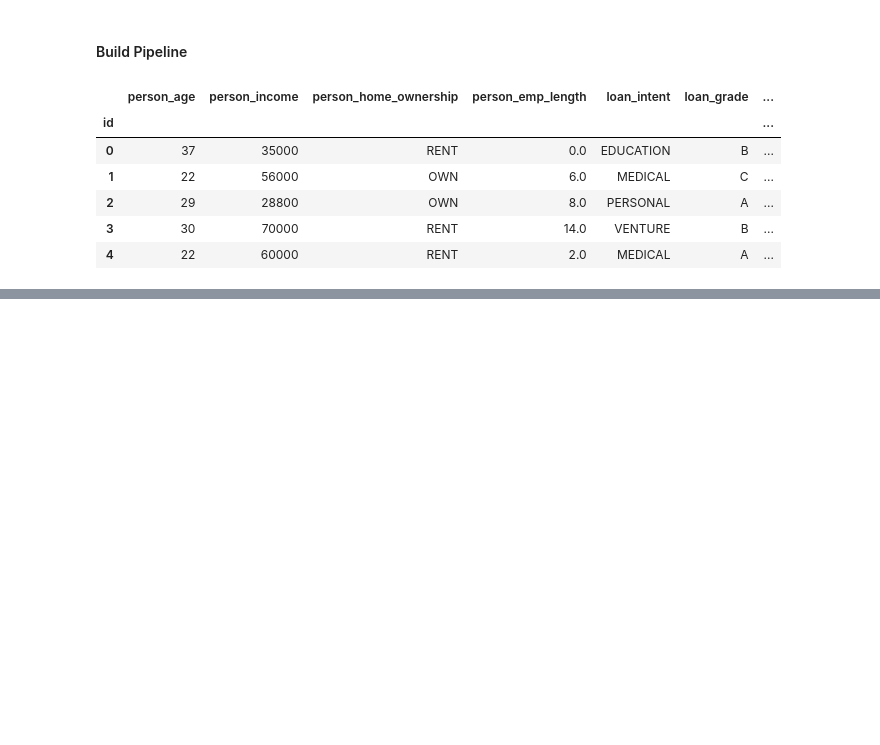
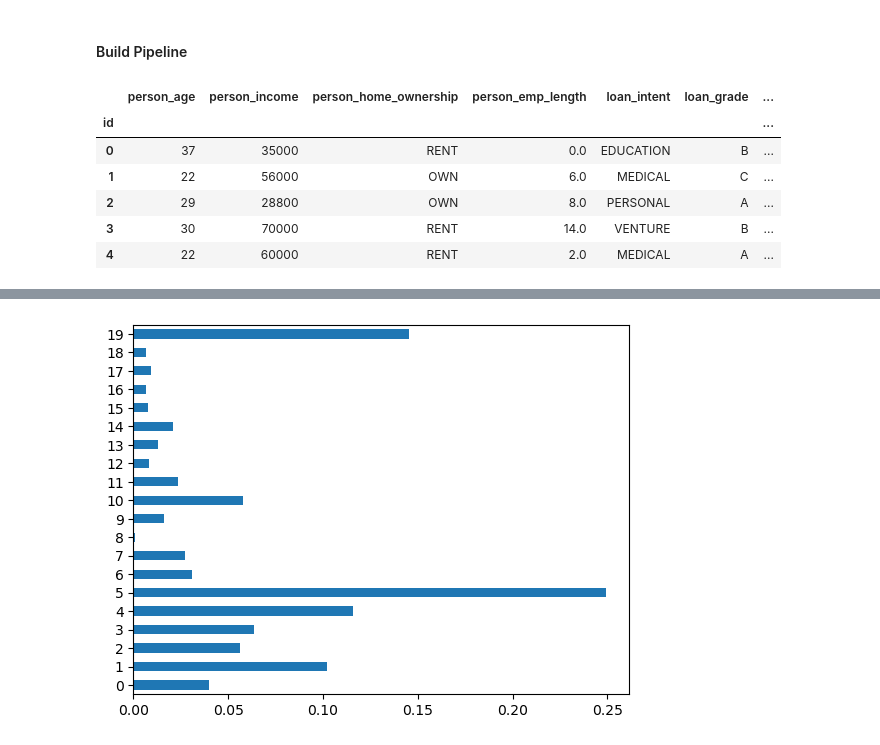
Before and after one commit to AndreJacobsPy/loan-approval-prediction, a Jupyter notebook: modeling.ipynb, the cells around one changed output, grey strips where cells are left out. Cells and saved outputs as stored; diff of their text form; code cells hidden in the pictures; blank space fills up the shorter version.

```diff
--- a/modeling.ipynb
+++ b/modeling.ipynb
@@ -103,0 +92,7 @@ output.to_csv("output/dt.csv", index=False)
+# %%
+# building a forest pipeline
+forest = make_pipeline(
+    preprocessing,
+    RandomForestClassifier(random_state=42, max_depth=20)
+)
+forest = forest.fit(train, y_train)
@@ -103,0 +147,5 @@ output.to_csv("output/dt.csv", index=False)
+# %%
+# random forest feature importance
+bar_plot2 = pd.Series(forest.steps[1][1].feature_importances_).plot(kind="barh")
+# %% [output]
+[figure, added]
```
Also changed, not shown: parts of 14 cells of this notebook, 4 other files.
